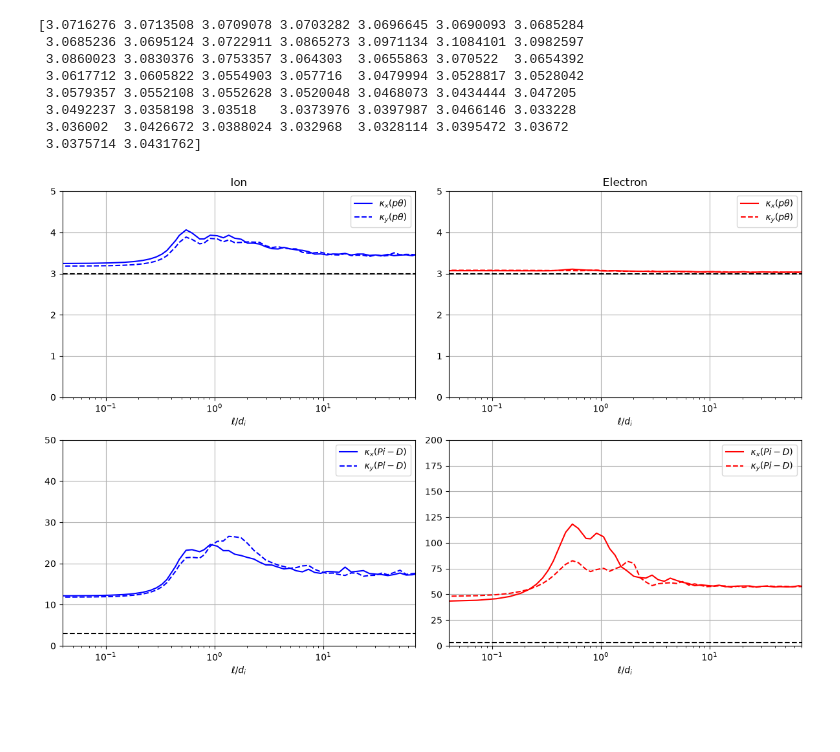
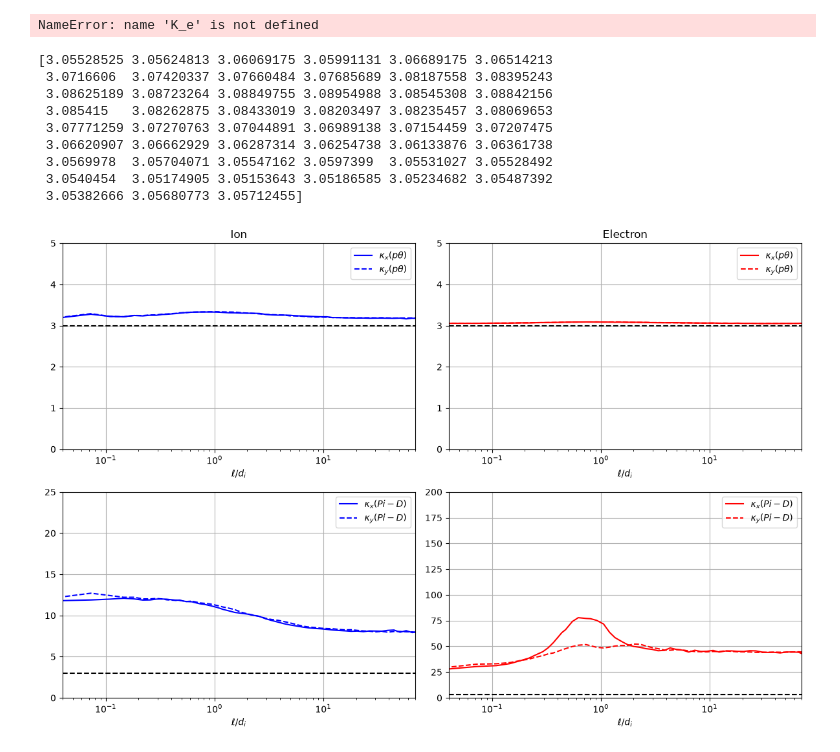
Before and after one commit to jgoodwill1/turbos, a Jupyter notebook: projects/scale_filter/nbs/SD_kurtosis.ipynb, the cells around one changed output. Drawn from its saved outputs; the diff is of its cells as text; code cells hidden in the pictures; blank space fills up the shorter version.

```diff
--- a/projects/scale_filter/nbs/SD_kurtosis.ipynb
+++ b/projects/scale_filter/nbs/SD_kurtosis.ipynb
@@ -75,31 +77,37 @@ K_i = xr.Dataset({
 # %%
-import xarray as xr
+# import xarray as xr
 
-K = xr.concat(
-    [K_e, K_i],
-    dim=xr.IndexVariable("species", ["electron", "ion"]),
-    join="exact",
-)
+# K = xr.concat(
+#     [K_e, K_i],
+#     dim=xr.IndexVariable("species", ["electron", "ion"]),
+#     join="exact",
+# )
 
-K.to_netcdf("../data/increment_kurtosis.nc")
+# K.to_netcdf("../data/inc_k_t.nc")
+# %% [output]
+NameError: name 'K_e' is not defined
 # %%
-K = xr.load_dataset("../data/increment_kurtosis.nc")
+K = xr.load_dataset("../data/inc_k_t.nc")
 
 K_e = K.sel(species="electron", drop=True)
 K_i = K.sel(species="ion", drop=True)
 # %%
 print(K_e['ptheta_x'].values)
 # %% [output]
-[3.0716276 3.0713508 3.0709078 3.0703282 3.0696645 3.0690093 3.0685284
- 3.0685236 3.0695124 3.0722911 3.0865273 3.0971134 3.1084101 3.0982597
- 3.0860023 3.0830376 3.0753357 3.064303  3.0655863 3.070522  3.0654392
- 3.0617712 3.0605822 3.0554903 3.057716  3.0479994 3.0528817 3.0528042
- 3.0579357 3.0552108 3.0552628 3.0520048 3.0468073 3.0434444 3.047205
- 3.0492237 3.0358198 3.03518   3.0373976 3.0397987 3.0466146 3.033228
- 3.036002  3.0426672 3.0388024 3.032968  3.0328114 3.0395472 3.03672
- 3.0375714 3.0431762]
+[3.05528525 3.05624813 3.06069175 3.05991131 3.06689175 3.06514213
+ 3.0716606  3.07420337 3.07660484 3.07685689 3.08187558 3.08395243
+ 3.08625189 3.08723264 3.08849755 3.08954988 3.08545308 3.08842156
+ 3.085415   3.08262875 3.08433019 3.08203497 3.08235457 3.08069653
+ 3.07771259 3.07270763 3.07044891 3.06989138 3.07154459 3.07207475
+ 3.06620907 3.06662929 3.06287314 3.06254738 3.06133876 3.06361738
+ 3.0569978  3.05704071 3.05547162 3.0597399  3.05531027 3.05528492
+ 3.0540454  3.05174905 3.05153643 3.05186585 3.05234682 3.05487392
+ 3.05382666 3.05680773 3.05712455]
 # %%
 fig, ax = plt.subplots(2,2, figsize = (12, 8))
+
+
+
 
 ax[0,1].set_title("Electron")
 ax[0,0].set_title("Ion")
@@ -110,36 +118,36 @@ ax[0,1].plot(K_e.ell, K_e.ptheta_y, ls = '--', c = 'red', label=r"$\kappa_{y}(p
 
 ax[0,0].plot(K_i.ell, K_i.ptheta_x, ls = '-', c = 'blue', label= r"$\kappa_{x}(p \theta)$")
 ax[0,0].plot(K_i.ell, K_i.ptheta_y, ls = '--', c = 'blue', label=r"$\kappa_{y}(p \theta)$")
 
-ax[1,1].plot(K_e.ell, K_e.PiD_x, ls = '-', c = 'red', label= r"$\kappa_{x}( Pi-D)$")
-ax[1,1].plot(K_e.ell, K_e.PiD_y, ls = '--', c = 'red', label=r"$\kappa_{y}( Pi-D)$")
+ax[1,1].plot(K_e.ell, K_e.PiD_x, ls = '-', c = 'red', label= r"$\kappa_{x}( Pi\text{-}D)$")
+ax[1,1].plot(K_e.ell, K_e.PiD_y, ls = '--', c = 'red', label=r"$\kappa_{y}( Pi\text{-}D)$")
 
-ax[1,0].plot(K_i.ell, K_i.PiD_x, ls = '-', c = 'blue', label= r"$\kappa_{x}(Pi-D)$")
-ax[1,0].plot(K_i.ell, K_i.PiD_y, ls = '--', c = 'blue', label=r"$\kappa_{y}(Pi-D)$")
+ax[1,0].plot(K_i.ell, K_i.PiD_x, ls = '-', c = 'blue', label= r"$\kappa_{x}(Pi\text{-}D)$")
+ax[1,0].plot(K_i.ell, K_i.PiD_y, ls = '--', c = 'blue', label=r"$\kappa_{y}(Pi\text{-}D)$")
 
 
-ax[1,0].set_ylim(0, 50)
+ax[1,0].set_ylim(0, 25)
 ax[1,1].set_ylim(0, 200)
 
 
 for i in range(2):
     for j in range(2):
         ax[i,j].grid(True)
 
 
 for i in range(2):
         ax[0,i].axhline(3, color="k", linestyle="--")
         ax[0,i].set(xscale="log", xlabel=r"$\ell/d_i$")
         ax[0,i].set_ylim(0, 5)
         ax[0,i].set_xlim(4e-2, 7e1)
         ax[0,i].legend()
 
 for i in range(2):
         ax[1,i].axhline(3, color="k", linestyle="--")
         ax[1,i].set(xscale="log", xlabel=r"$\ell/d_i$")
         ax[1,i].set_xlim(4e-2, 7e1)
         ax[1,i].legend(loc='upper right')
 fig.tight_layout()
 fig.savefig("../fig/SD_kurtosis.png")
 # %% [output]
-[figure, old version]
+[figure, new version]
```
Also changed, not shown: parts of 5 cells of this notebook, 8 other files.
